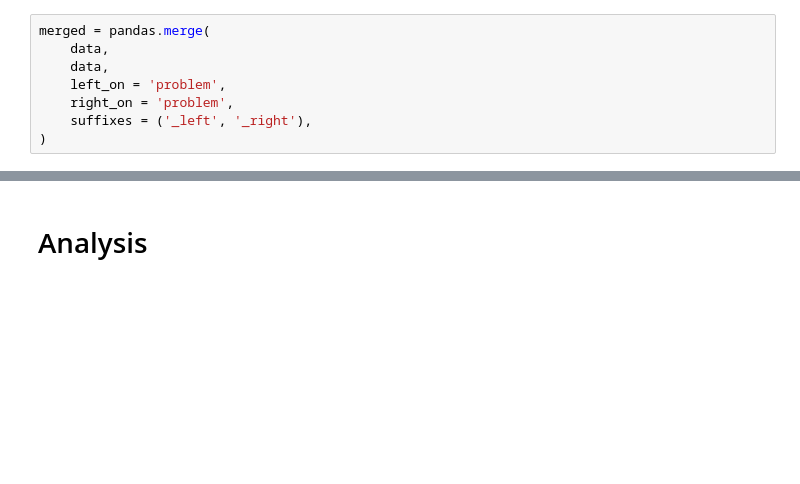
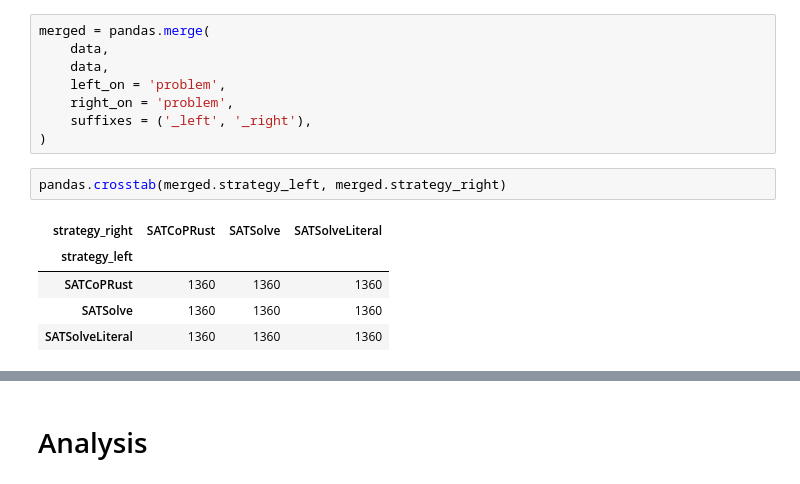
Before and after one commit to mfixman/connections, a Jupyter notebook: jupyter/Analysis_sat.ipynb, the cells around one changed output, grey strips where cells are left out. Cells and saved outputs as stored; diff of their text form; blank space fills up the shorter version.

```diff
--- a/jupyter/Analysis_sat.ipynb
+++ b/jupyter/Analysis_sat.ipynb
@@ -109,3 +96,11 @@ merged = pandas.merge(
     right_on = 'problem',
     suffixes = ('_left', '_right'),
 )
+# %%
+pandas.crosstab(merged.strategy_left, merged.strategy_right)
+# %% [output]
+| strategy_right | SATCoPRust | SATSolve | SATSolveLiteral |
+| strategy_left |  |  |  |
+| SATCoPRust | 1360 | 1360 | 1360 |
+| SATSolve | 1360 | 1360 | 1360 |
+| SATSolveLiteral | 1360 | 1360 | 1360 |
```
Also changed, not shown: parts of 31 cells of this notebook, 8 other files.
